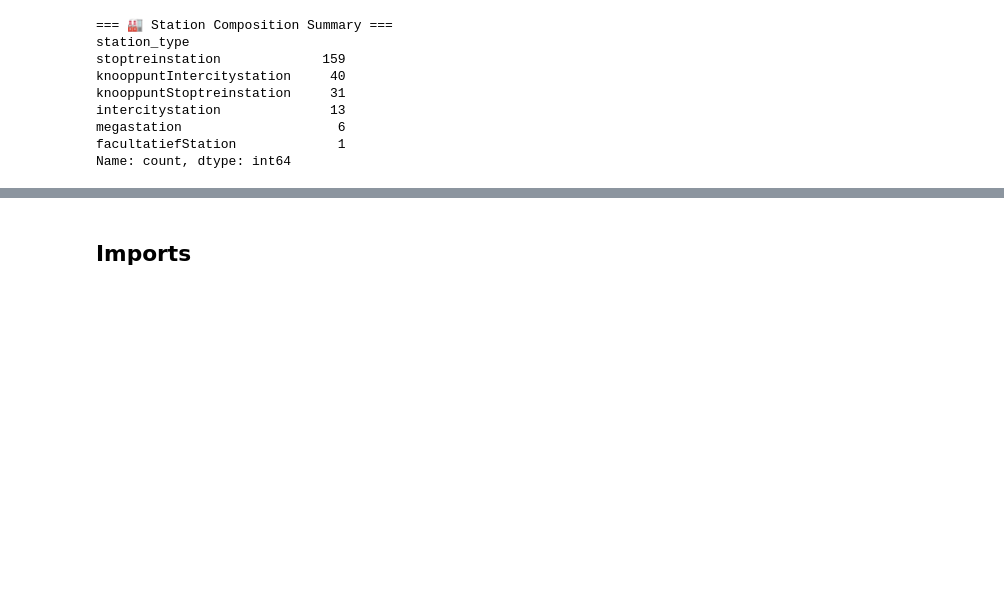
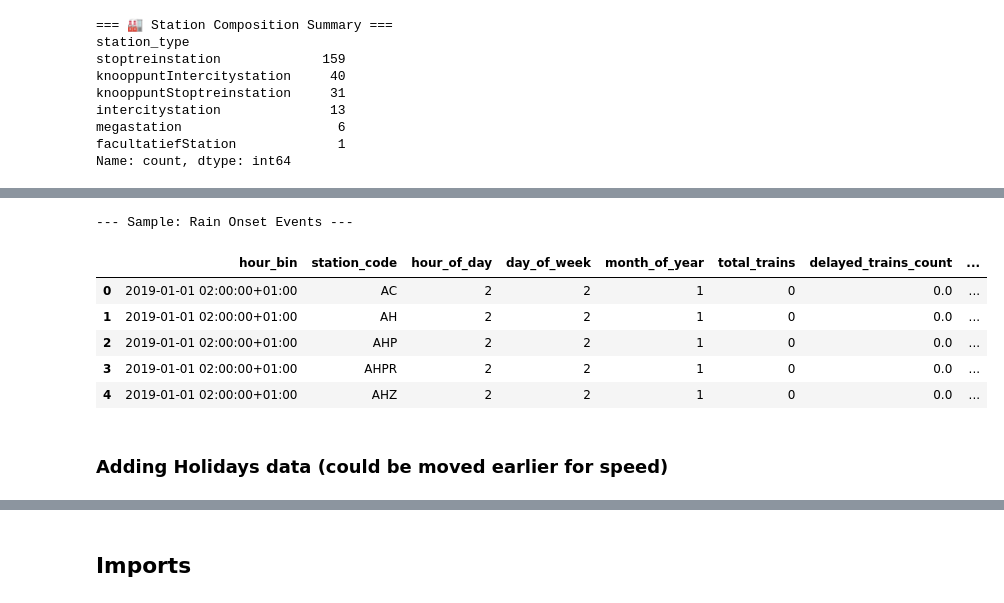
Before and after one commit to jbaonl/MSc-Thesis, a Jupyter notebook: MSc-Thesis/Bao/EDA.ipynb, the cells around one changed output, grey strips where cells are left out. Cells and saved outputs as stored; diff of their text form; code cells hidden in the pictures; blank space fills up the shorter version.

```diff
--- a/MSc-Thesis/Bao/EDA.ipynb
+++ b/MSc-Thesis/Bao/EDA.ipynb
@@ -1750,0 +2640,19 @@ display(df_table)
+# %%
+# Check: Show me an hour where rain started
+print("\n--- Sample: Rain Onset Events ---")
+check_query = """
+    SELECT *
+    FROM hourly_stats_final
+    LIMIT 5
+"""
+display(con.execute(check_query).df())
+# %% [output]
+--- Sample: Rain Onset Events ---
+|  | hour_bin | station_code | hour_of_day | day_of_week | month_of_year | total_trains | delayed_trains_count | ... |
+| 0 | 2019-01-01 02:00:00+01:00 | AC | 2 | 2 | 1 | 0 | 0.0 | ... |
+| 1 | 2019-01-01 02:00:00+01:00 | AH | 2 | 2 | 1 | 0 | 0.0 | ... |
+| 2 | 2019-01-01 02:00:00+01:00 | AHP | 2 | 2 | 1 | 0 | 0.0 | ... |
+| 3 | 2019-01-01 02:00:00+01:00 | AHPR | 2 | 2 | 1 | 0 | 0.0 | ... |
+| 4 | 2019-01-01 02:00:00+01:00 | AHZ | 2 | 2 | 1 | 0 | 0.0 | ... |
+# %% [markdown]
+### Adding Holidays data (could be moved earlier for speed)
```
Also changed, not shown: parts of 57 cells of this notebook, 1 other file.
